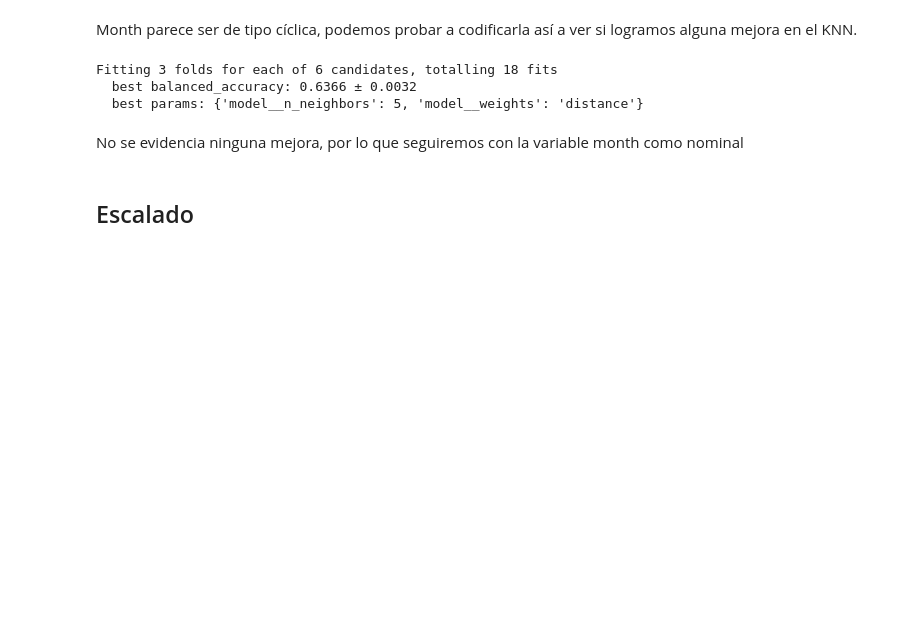
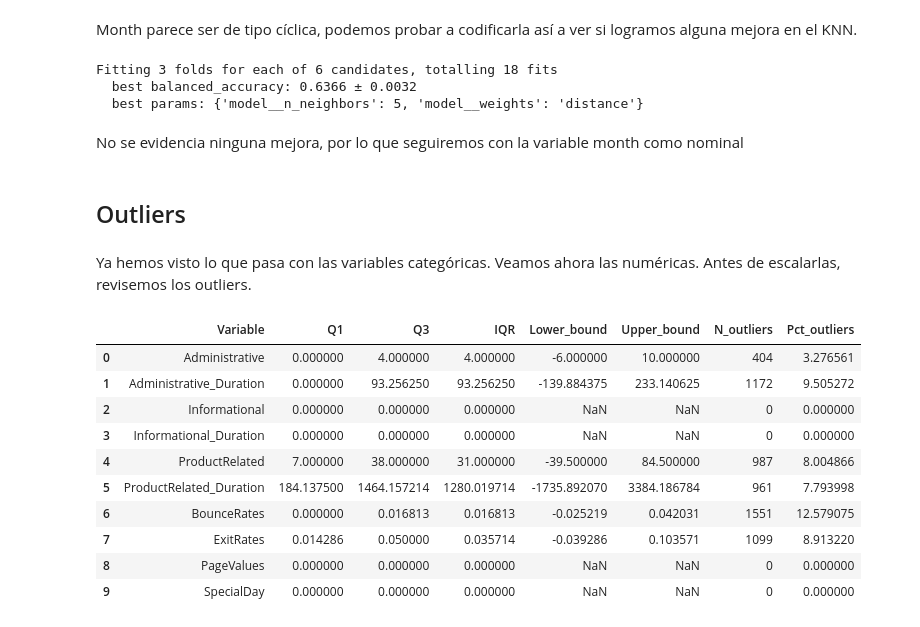
Before and after one commit to ADCO02/trabajoPreparacionDatos, a Jupyter notebook: Notebook.ipynb, the cells around one changed output. Cells and saved outputs as stored; diff of their text form; code cells hidden in the pictures; blank space fills up the shorter version.

```diff
--- a/Notebook.ipynb
+++ b/Notebook.ipynb
@@ -446,4 +439,75 @@ Fitting 3 folds for each of 6 candidates, totalling 18 fits
 # %% [markdown]
 No se evidencia ninguna mejora, por lo que seguiremos con la variable month como nominal
 # %% [markdown]
-## Escalado
+## Outliers
+# %% [markdown]
+Ya hemos visto lo que pasa con las variables categóricas. Veamos ahora las numéricas. Antes de escalarlas, revisemos los outliers.
+# %%
+num_cols = ['Administrative',
+ 'Administrative_Duration',
+ 'Informational',
+ 'Informational_Duration',
+ 'ProductRelated',
+ 'ProductRelated_Duration',
+ 'BounceRates',
+ 'ExitRates',
+ 'PageValues',
+ 'SpecialDay']
+# %%
+def detect_outliers_iqr(data, cols, k=1.5):
+    results = []
+
+    for col in cols:
+        Q1 = data[col].quantile(0.25)
+        Q3 = data[col].quantile(0.75)
+        IQR = Q3 - Q1
+
+        if IQR == 0:
+            results.append({
+                "Variable": col,
+                "Q1": Q1,
+                "Q3": Q3,
+                "IQR": IQR,
+                "Lower_bound": np.nan,
+                "Upper_bound": np.nan,
+                "N_outliers": 0,
+                "Pct_outliers": 0.0
+            })
+            continue
+
+        lower = Q1 - k * IQR
+        upper = Q3 + k * IQR
+
+        mask = (data[col] < lower) | (data[col] > upper)
+        n_outliers = mask.sum()
+        pct_outliers = 100 * n_outliers / len(data)
+
+        results.append({
+            "Variable": col,
+            "Q1": Q1,
+            "Q3": Q3,
+            "IQR": IQR,
+            "Lower_bound": lower,
+            "Upper_bound": upper,
+            "N_outliers": n_outliers,
+            "Pct_outliers": pct_outliers
+        })
+
+    return pd.DataFrame(results)
+
+# 3. Aplicar detección
+iqr_summary = detect_outliers_iqr(df, num_cols)
+
+iqr_summary
+# %% [output]
+|  | Variable | Q1 | Q3 | IQR | Lower_bound | Upper_bound | N_outliers | Pct_outliers |
+| 0 | Administrative | 0.000000 | 4.000000 | 4.000000 | -6.000000 | 10.000000 | 404 | 3.276561 |
+| 1 | Administrative_Duration | 0.000000 | 93.256250 | 93.256250 | -139.884375 | 233.140625 | 1172 | 9.505272 |
+| 2 | Informational | 0.000000 | 0.000000 | 0.000000 | NaN | NaN | 0 | 0.000000 |
+| 3 | Informational_Duration | 0.000000 | 0.000000 | 0.000000 | NaN | NaN | 0 | 0.000000 |
+| 4 | ProductRelated | 7.000000 | 38.000000 | 31.000000 | -39.500000 | 84.500000 | 987 | 8.004866 |
+| 5 | ProductRelated_Duration | 184.137500 | 1464.157214 | 1280.019714 | -1735.892070 | 3384.186784 | 961 | 7.793998 |
+| 6 | BounceRates | 0.000000 | 0.016813 | 0.016813 | -0.025219 | 0.042031 | 1551 | 12.579075 |
+| 7 | ExitRates | 0.014286 | 0.050000 | 0.035714 | -0.039286 | 0.103571 | 1099 | 8.913220 |
+| 8 | PageValues | 0.000000 | 0.000000 | 0.000000 | NaN | NaN | 0 | 0.000000 |
+| 9 | SpecialDay | 0.000000 | 0.000000 | 0.000000 | NaN | NaN | 0 | 0.000000 |
```
Also changed, not shown: parts of 82 cells of this notebook.
